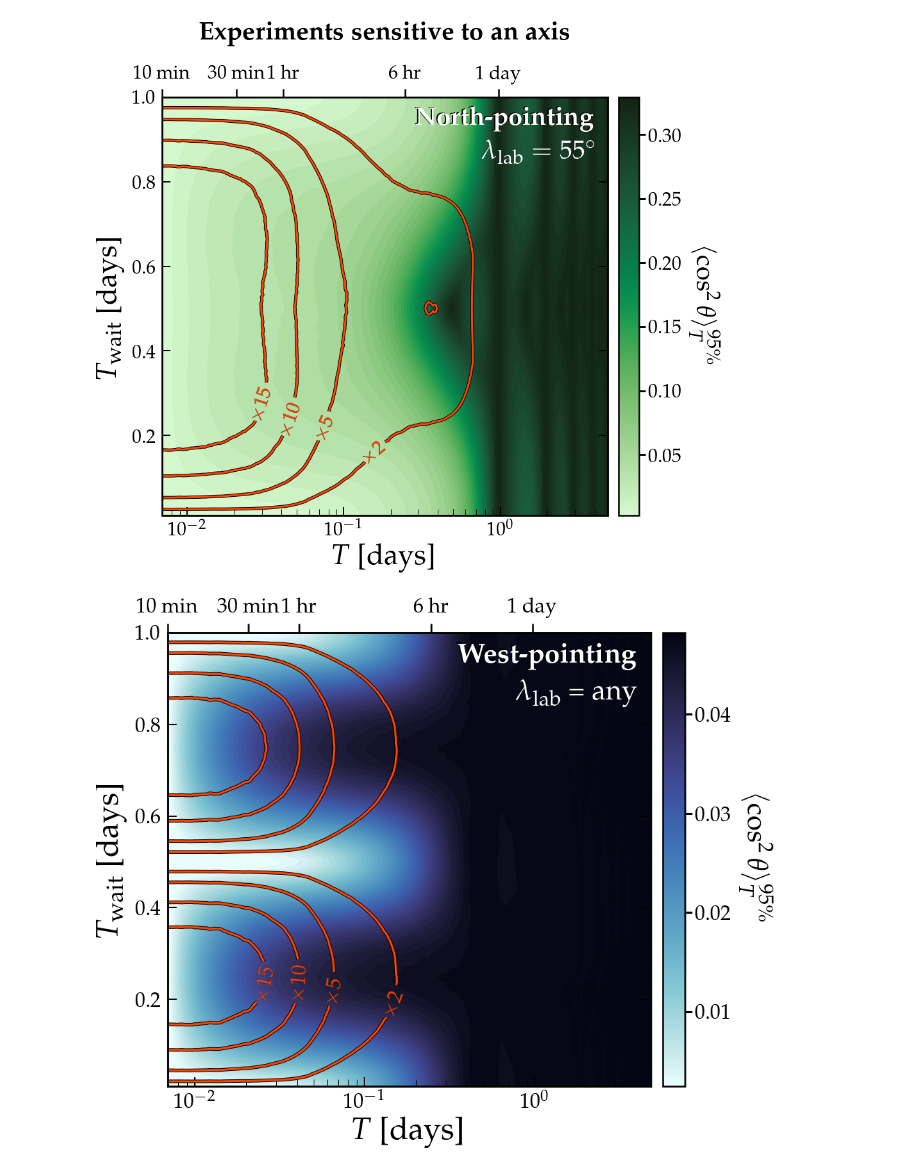
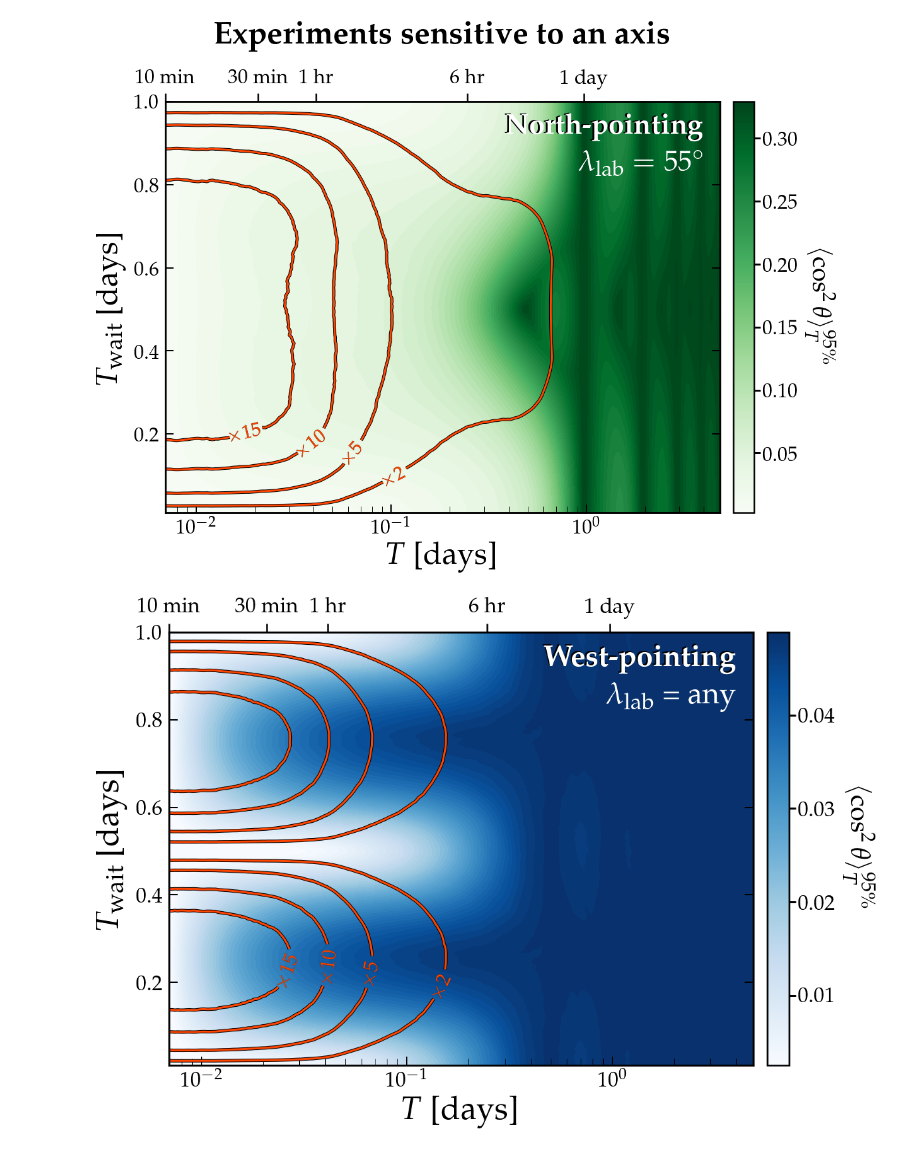
Before and after one commit to cajohare/DarkPhotonCookbook, a Jupyter notebook: code/Polarisation_rescan.ipynb, the cells around one changed output. Cells and saved outputs as stored; diff of their text form; code cells hidden in the pictures.

Commit message:
reformatting some plots

```diff
--- a/code/Polarisation_rescan.ipynb
+++ b/code/Polarisation_rescan.ipynb
@@ -157,7 +111,7 @@ def fmt(x):
     return rf"$\times${s}"
 
 def Plot_costh_Rescan(C,C_enhancement,levels,clab_loc,cmap,cont_col,axis_lab,lat_lab,cbar_lab):
-    fig,ax = MySquarePlot(r'$T$ [days]',r'$T_{\rm wait}$ [days]',size_x=15,tfs=30)
+    fig,ax = MySquarePlot(r'$T$ [days]',r'$T_{\rm wait}$ [days]',size_x=19,tfs=32,lfs=49)
     ax.tick_params(pad=10)
 
     ax.set_xscale('log')
@@ -180,43 +134,43 @@ def Plot_costh_Rescan(C,C_enhancement,levels,clab_loc,cmap,cont_col,axis_lab,lat
     ax.clabel(CS, CS.levels, inline=True, fmt=fmt,fontsize=30,manual=clab_loc)
 
     #plt.legend(framealpha=1,loc='lower right')
     cbar1 = plt.colorbar(im,pad=0.02)
     cbar1.ax.tick_params(which='minor',length=8,width=2)
     cbar1.ax.tick_params(which='major',length=10,width=3)
     cbar1.set_label(cbar_lab,fontsize=40,rotation=-90,labelpad=50)
 
-    plt.gcf().text(0.748,0.832,axis_lab,fontsize=40,ha='right',color='k')
-    plt.gcf().text(0.75,0.83,axis_lab,fontsize=40,ha='right',color='w')
-    plt.gcf().text(0.75,0.76,lat_lab,fontsize=40,ha='right',color='w')
-    plt.gcf().text(1.0,0.5,'--',zorder=-100,color='w')
+    plt.gcf().text(0.748,0.822,axis_lab,fontsize=45,ha='right',color='k')
+    plt.gcf().text(0.75,0.82,axis_lab,fontsize=45,ha='right',color='w')
+    plt.gcf().text(0.75,0.745,lat_lab,fontsize=45,ha='right',color='w')
+    plt.gcf().text(0.9,0.5,'--',zorder=-100,color='w')
     return fig,ax
 
 cbar_lab = r'$\langle \cos^2\theta \rangle_T^{95\%}$'
 
 levels1 = [2,5,10,15]
-clab_loc1 = [(0.016, 0.32), (0.04, 0.25), (0.1, 0.2), (0.2, 0.1)]
+clab_loc1 = [(0.016, 0.32), (0.035, 0.21), (0.06, 0.17), (0.11, 0.07)]
 axis_lab1 = r'{\bf North-pointing}'
 lat_lab1 = r'$\lambda_{\rm lab} = '+str(int(55))+r'^\circ$'
 
 levels2 = [2,5,10,15]
-clab_loc2 = [(0.02, 0.245), (0.04, 0.24), (0.07, 0.22), (0.2, 0.16)]
+clab_loc2 = [(0.022, 0.25), (0.04, 0.24), (0.07, 0.22), (0.2, 0.16)]
 axis_lab2 = r'{\bf West-pointing}'
 lat_lab2 = r'$\lambda_{\rm lab}$ = {\rm any}'
 
 levels3 = [2,5,10,15]
-clab_loc3 = [(0.0175, 0.31), (0.04, 0.25), (0.1, 0.2), (0.2, 0.1)]
+clab_loc3 = [(0.0175, 0.31), (0.035, 0.21), (0.07, 0.13), (0.1, 0.1)]
 axis_lab3 = r'{\bf Zenith-pointing}'
 lat_lab3 = r'$\lambda_{\rm lab} = '+str(int(35))+r'^\circ$'
 
-fig1,ax1 = Plot_costh_Rescan(C1,C1_enhancement,levels1,clab_loc1,cmocean.cm.algae,'orangered',axis_lab1,lat_lab1,cbar_lab)
-plt.title(r'{\bf Experiments sensitive to an axis}',fontsize=40,pad=40)
+fig1,ax1 = Plot_costh_Rescan(CN,CN_enhancement,levels1,clab_loc1,cm.Greens,'orangered',axis_lab1,lat_lab1,cbar_lab)
+plt.title(r'{\bf Experiments sensitive to an axis}',fontsize=50,pad=40)
 
-fig2,ax2 = Plot_costh_Rescan(CW,CW_enhancement,levels2,clab_loc2,cmocean.cm.ice_r,'orangered',axis_lab2,lat_lab2,cbar_lab)
-fig3,ax3 = Plot_costh_Rescan(C2,C2_enhancement,levels3,clab_loc3,cmocean.cm.amp,'orangered',axis_lab3,lat_lab3,cbar_lab)
+fig2,ax2 = Plot_costh_Rescan(CW,CW_enhancement,levels2,clab_loc2,cm.Blues,'orangered',axis_lab2,lat_lab2,cbar_lab)
+fig3,ax3 = Plot_costh_Rescan(CZ,CZ_enhancement,levels3,clab_loc3,cm.Reds,'orangered',axis_lab3,lat_lab3,cbar_lab)
 
 MySaveFig(fig1,'Rescan_North')
 MySaveFig(fig2,'Rescan_West')
 MySaveFig(fig3,'Rescan_Zenith')
 # %% [output]
-[figure, old version]
+[figure, new version]
-[figure, old version]
+[figure, new version]
```
Also changed, not shown: parts of 3 cells of this notebook, 39 other files.
